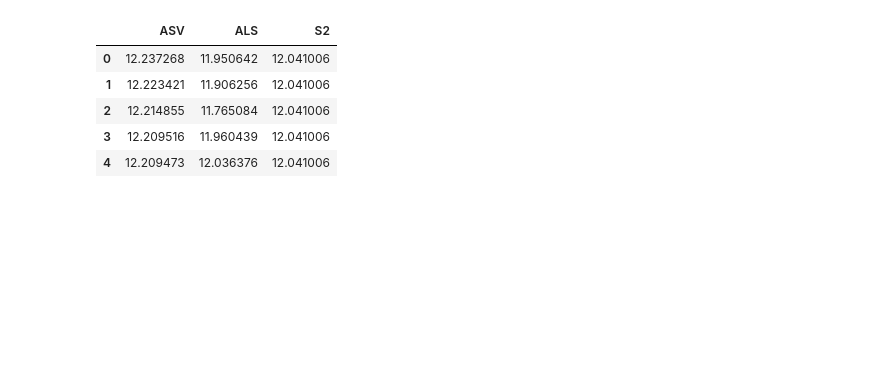
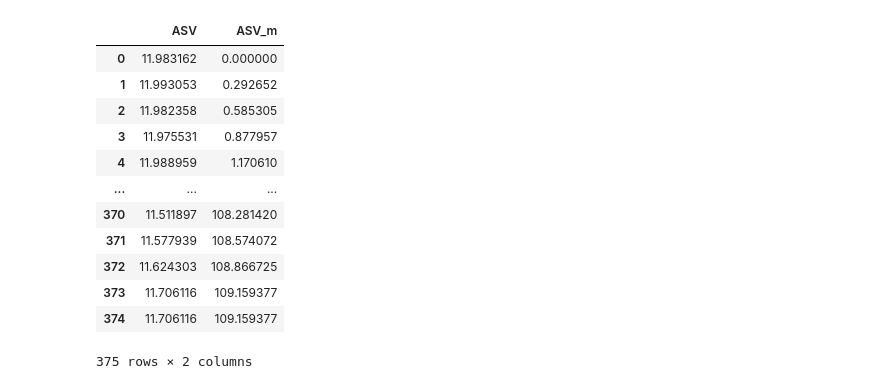
Before and after one commit to susannakukka/bathymetric-model-analysis, a Jupyter notebook: notebooks/cross-section_analysis.ipynb, the cells around one changed output. Cells and saved outputs as stored; diff of their text form; code cells hidden in the pictures; blank space fills up the shorter version.

Commit message:
cross-section analysis

```diff
--- a/notebooks/cross-section_analysis.ipynb
+++ b/notebooks/cross-section_analysis.ipynb
@@ -15,5 +15,5 @@ if use_liberation_fonts:
         'font.sans-serif':['Liberation Sans'],
     })
 # %%
-# import NUORGAM (n) CROSS-SECTION (cs)
-n_cs = pd.read_csv('../data/output/nuorgam_cs_2.csv', delimiter=',')
+# import NUORGAM (n) CROSS-SECTION (cs) ASV
+n_cs_asv = pd.read_csv('../data/output/nuorgam_cs_2_asv.csv', delimiter=',')
@@ -20,10 +26,17 @@ n_cs = pd.read_csv('../data/output/nuorgam_cs_2.csv', delimiter=',')
 # %%
 # check
-n_cs.head()
+n_cs_asv
 # %% [output]
-|  | ASV | ALS | S2 |
-| 0 | 12.237268 | 11.950642 | 12.041006 |
-| 1 | 12.223421 | 11.906256 | 12.041006 |
-| 2 | 12.214855 | 11.765084 | 12.041006 |
-| 3 | 12.209516 | 11.960439 | 12.041006 |
-| 4 | 12.209473 | 12.036376 | 12.041006 |
+|  | ASV | ASV_m |
+| 0 | 11.983162 | 0.000000 |
+| 1 | 11.993053 | 0.292652 |
+| 2 | 11.982358 | 0.585305 |
+| 3 | 11.975531 | 0.877957 |
+| 4 | 11.988959 | 1.170610 |
+| ... | ... | ... |
+| 370 | 11.511897 | 108.281420 |
+| 371 | 11.577939 | 108.574072 |
+| 372 | 11.624303 | 108.866725 |
+| 373 | 11.706116 | 109.159377 |
+| 374 | 11.706116 | 109.159377 |
+375 rows × 2 columns
```
Also changed, not shown: parts of 8 cells of this notebook, 6 other files.
